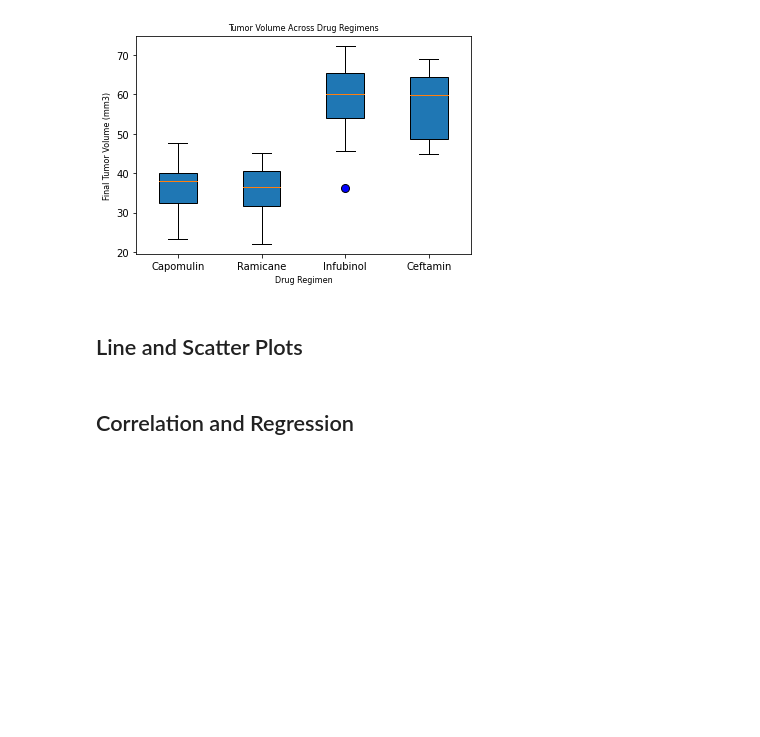
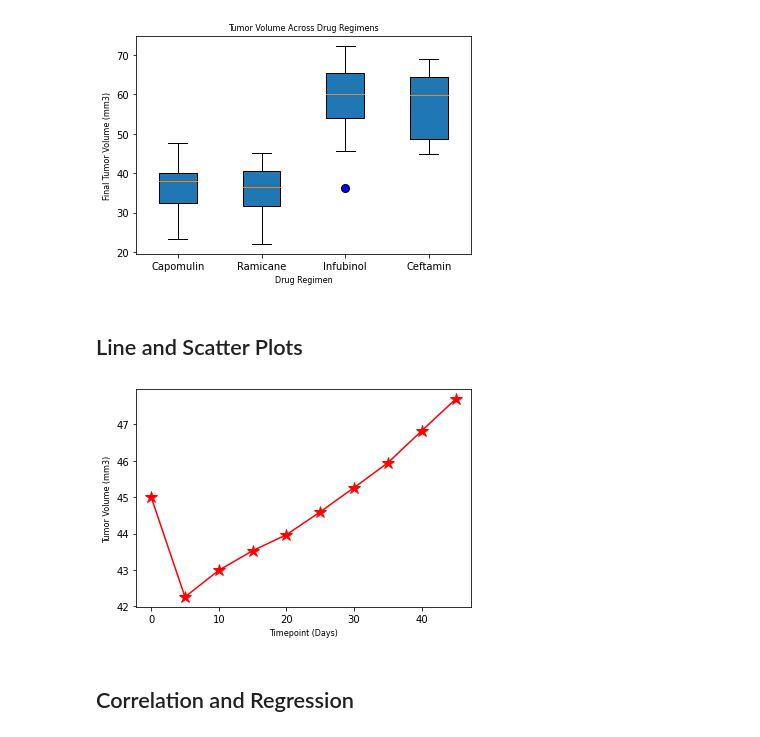
Before and after one commit to cperrault14/Matplotlib--Challenge, a Jupyter notebook: Pymaceuticals/pymaceuticals_starter.ipynb, the cells around one changed output. Drawn from its saved outputs; the diff is of its cells as text; code cells hidden in the pictures; blank space fills up the shorter version.

```diff
--- a/Pymaceuticals/pymaceuticals_starter.ipynb
+++ b/Pymaceuticals/pymaceuticals_starter.ipynb
@@ -377,3 +374,20 @@ plt.show()
+# %%
+# Generate a line plot of tumor volume (y_axis) vs. time point (x_axis) for a mouse treated with Capomulin
+# Mouse treated with Capomulin is: i557
+# capomulin_df = mouse_data_results_df.loc[mouse_data_results_df["Drug Regimen"] == "Capomulin",:]
+# capomulin_df
+
+#Get info on mouse i557
+mouse_i557 = mouse_data_results_df.loc[mouse_data_results_df['Mouse ID'] == 'i557']
+# Print test
+mouse_i557
+plt.plot(mouse_i557['Timepoint'], mouse_i557["Tumor Volume (mm3)"], marker = '*', markersize=12, color='red')
+# Plot Beautification
+plt.xlabel('Timepoint (Days)',fontsize =8)
+plt.ylabel('Tumor Volume (mm3)',fontsize =8)
+plt.show()
+# %% [output]
+[figure, added]
 # %%
 # Generate a scatter plot of average tumor volume vs. mouse weight for the Capomulin regimen
 # %% [markdown]
```
Also changed, not shown: parts of 6 cells of this notebook.
